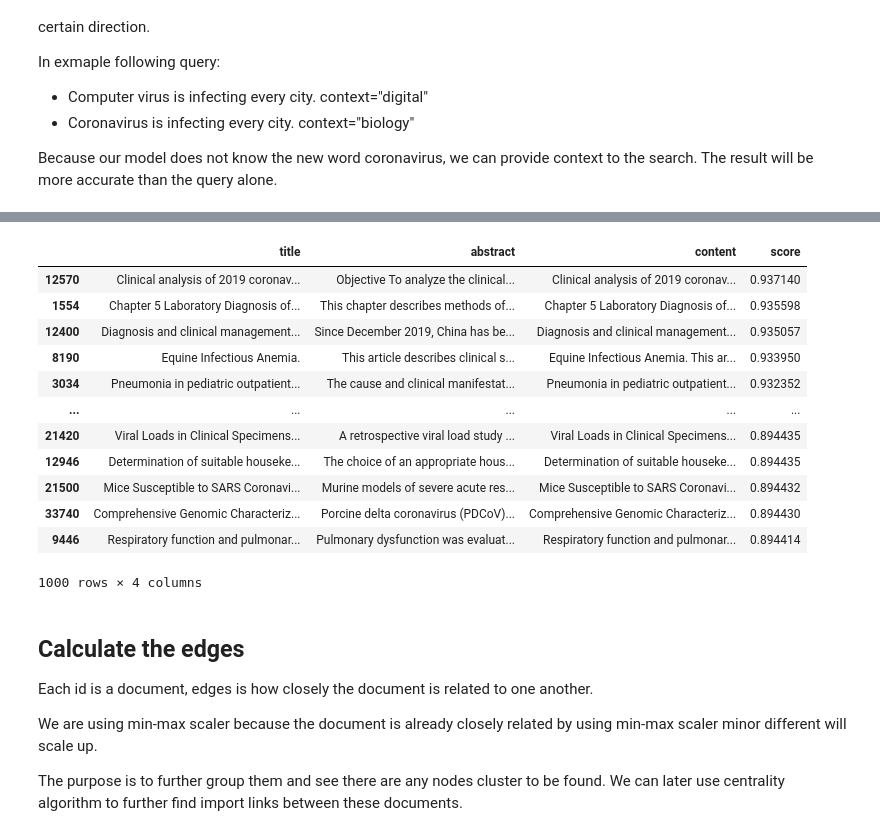
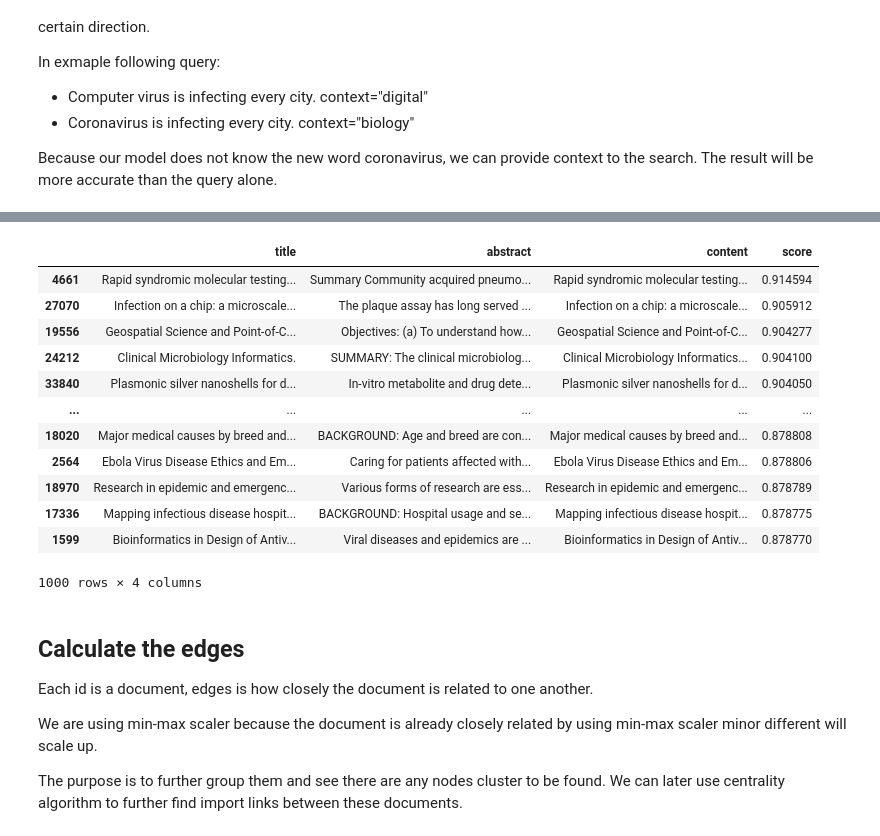
Before and after one commit to Niellai/Text-Sentiment, a Jupyter notebook: 3_COVID19_KnowledgeGraph.ipynb, the cells around one changed output, grey strips where cells are left out. Cells and saved outputs as stored; diff of their text form; code cells hidden in the pictures.

```diff
--- a/3_COVID19_KnowledgeGraph.ipynb
+++ b/3_COVID19_KnowledgeGraph.ipynb
@@ -132,20 +147,19 @@ Because our model does not know the new word coronavirus, we can provide context
 # %%
-# result_df = search_doc("Implementation of diagnostic and products to improve clinical processes.", context="medical, pneumonia", top_n=300)
-result_df = search_doc("New diagnostic methods and products to improve clinical processes.", context="medical, pneumonia, novel", top_n=1000)
+result_df = search_doc("New diagnostic methods and products to improve clinical processes.", context="medical, pneumonia, fast, test kit", top_n=1000)
 result_df
 # %% [output]
 |  | title | abstract | content | score |
-| 12570 | Clinical analysis of 2019 coronav... | Objective To analyze the clinical... | Clinical analysis of 2019 coronav... | 0.937140 |
-| 1554 | Chapter 5 Laboratory Diagnosis of... | This chapter describes methods of... | Chapter 5 Laboratory Diagnosis of... | 0.935598 |
-| 12400 | Diagnosis and clinical management... | Since December 2019, China has be... | Diagnosis and clinical management... | 0.935057 |
-| 8190 | Equine Infectious Anemia. | This article describes clinical s... | Equine Infectious Anemia. This ar... | 0.933950 |
-| 3034 | Pneumonia in pediatric outpatient... | The cause and clinical manifestat... | Pneumonia in pediatric outpatient... | 0.932352 |
+| 4661 | Rapid syndromic molecular testing... | Summary Community acquired pneumo... | Rapid syndromic molecular testing... | 0.914594 |
+| 27070 | Infection on a chip: a microscale... | The plaque assay has long served ... | Infection on a chip: a microscale... | 0.905912 |
+| 19556 | Geospatial Science and Point-of-C... | Objectives: (a) To understand how... | Geospatial Science and Point-of-C... | 0.904277 |
+| 24212 | Clinical Microbiology Informatics. | SUMMARY: The clinical microbiolog... | Clinical Microbiology Informatics... | 0.904100 |
+| 33840 | Plasmonic silver nanoshells for d... | In-vitro metabolite and drug dete... | Plasmonic silver nanoshells for d... | 0.904050 |
 | ... | ... | ... | ... | ... |
-| 21420 | Viral Loads in Clinical Specimens... | A retrospective viral load study ... | Viral Loads in Clinical Specimens... | 0.894435 |
-| 12946 | Determination of suitable houseke... | The choice of an appropriate hous... | Determination of suitable houseke... | 0.894435 |
-| 21500 | Mice Susceptible to SARS Coronavi... | Murine models of severe acute res... | Mice Susceptible to SARS Coronavi... | 0.894432 |
-| 33740 | Comprehensive Genomic Characteriz... | Porcine delta coronavirus (PDCoV)... | Comprehensive Genomic Characteriz... | 0.894430 |
-| 9446 | Respiratory function and pulmonar... | Pulmonary dysfunction was evaluat... | Respiratory function and pulmonar... | 0.894414 |
+| 18020 | Major medical causes by breed and... | BACKGROUND: Age and breed are con... | Major medical causes by breed and... | 0.878808 |
+| 2564 | Ebola Virus Disease Ethics and Em... | Caring for patients affected with... | Ebola Virus Disease Ethics and Em... | 0.878806 |
+| 18970 | Research in epidemic and emergenc... | Various forms of research are ess... | Research in epidemic and emergenc... | 0.878789 |
+| 17336 | Mapping infectious disease hospit... | BACKGROUND: Hospital usage and se... | Mapping infectious disease hospit... | 0.878775 |
+| 1599 | Bioinformatics in Design of Antiv... | Viral diseases and epidemics are ... | Bioinformatics in Design of Antiv... | 0.878770 |
 1000 rows × 4 columns
 # %% [markdown]
 ## Calculate the edges
```
Also changed, not shown: parts of 31 cells of this notebook.
